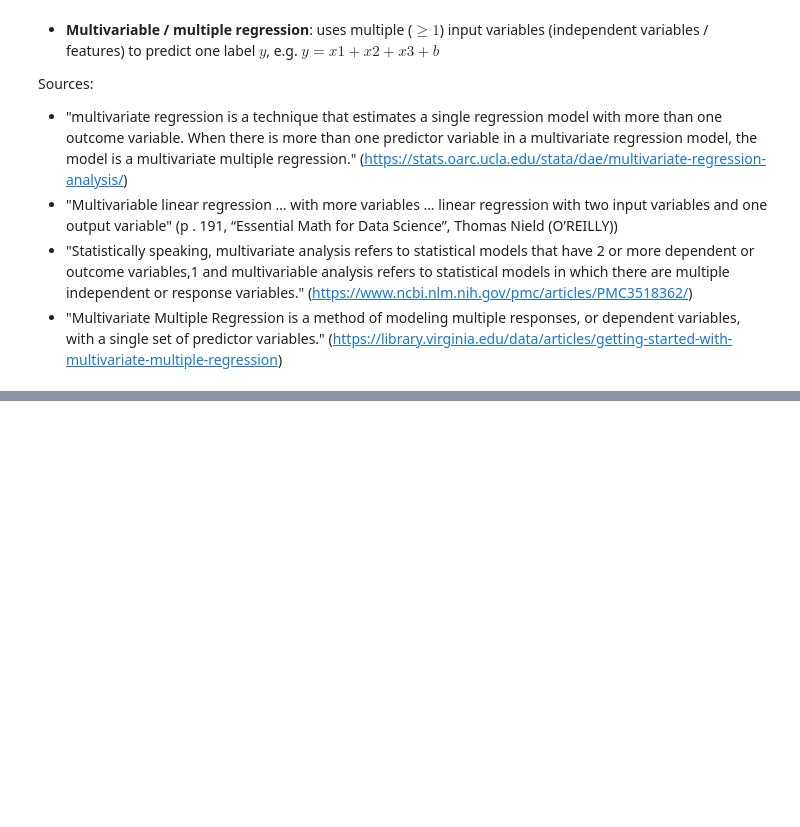
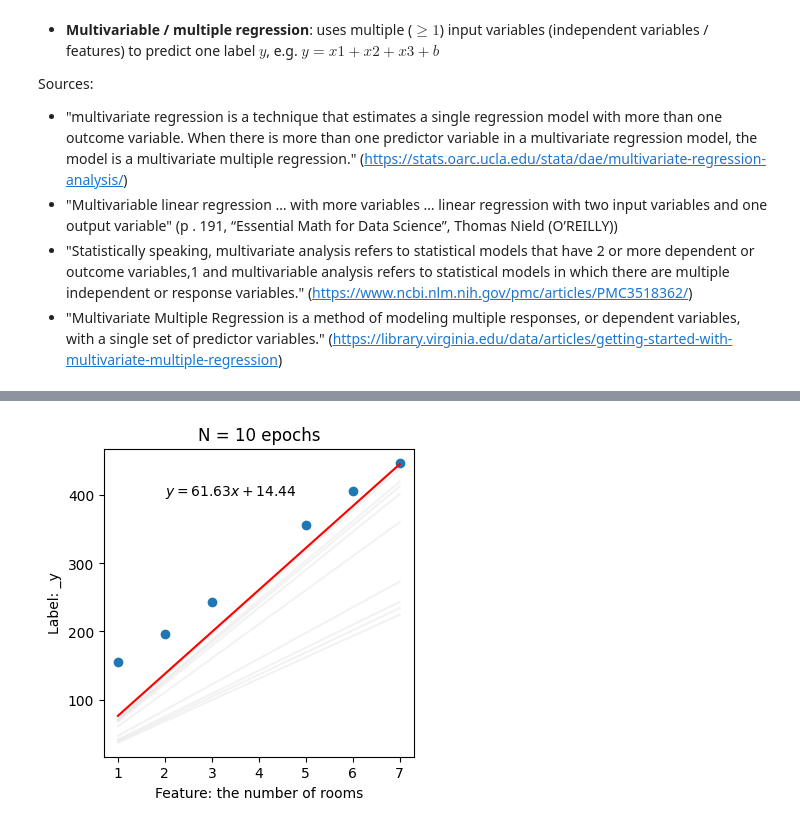
Before and after one commit to EvgeniiZorin/Booknotes_Grokking-Machine-Learning_Luis-G-Serrano, a Jupyter notebook: notes.ipynb, the cells around one changed output, grey strips where cells are left out. Saved outputs shown, nothing was run; the diff lists cells and outputs as text; code cells hidden in the pictures; blank space fills up the shorter version.

```diff
--- a/notes.ipynb
+++ b/notes.ipynb
@@ -14,0 +40,86 @@ Sources:
+# %%
+"""
+Obtaining an equation by teaching a model
+(described in the "Grokking Machine Learning" book).
+
+For just 1 feature.
+
+It is essentially using a Stochastic Gradient Descent algorithm.
+"""
+import random
+import numpy as np, pandas as pd
+import matplotlib.pyplot as plt, seaborn as sns
+
+def square_trick(_b, _m, _x, _y, learning_rate):
+	"""
+	"Grokking Machine Learning", p. 55
+	This function updates parameters b and m based on one data point _x and label _y.
+	It basically represents a derivative of the cost function e(x) of square difference:
+	e(x) = sum( y_hat - y )^2 = sum( mx+b - y )^2
+	with respect to m and b separately
+	"""
+	### Calculate prediction
+	_y_pred = _b + _m*_x
+	### Change y-intercept $b$
+	_b += learning_rate * (_y - _y_pred)
+	### Change slope $m$
+	_m += learning_rate * _x * (_y - _y_pred)
+	return _m, _b
+
+def absolute_trick(_b, _m, _x, _y, learning_rate):
+	"""
+	you can also use this way of updating parameters m and b
+
+	simpler than the square trick because it only uses _x to adjust the parameters
+	"""
+	_y_pred = _b + _m*_x
+	### if the point is above the line
+	if _y > _y_pred:
+		### increase slope m
+		_m += learning_rate * _x
+		### translate the intercept up
+		_b += learning_rate
+	else:
+		_m -= learning_rate * _x
+		_b -= learning_rate
+	return _m, _b
+
+def linear_regression(features, labels, learning_rate=0.01, epochs=1000):
+	"""
+	learning_rate = a very small number by which changes to the model are made.
+	epochs = how many iterations of learning we need to perform.
+	"""
+	# Generate random values for the slope and y-intercept
+	_m = random.random()
+	_b = random.random()
+	# Repeats the update step many times
+	slope_intercept_list = []
+	for epoch in range(epochs):
+		# Pick a random point in out dataset
+		i = random.randint(0, len(features)-1)
+		_x = features[i]
+		_y = labels[i]
+		# Apply the square trick to move the line closer to our point
+		_m, _b = square_trick(_b, _m, _x, _y, learning_rate=learning_rate)
+		slope_intercept_list.append([_m, _b])
+	return slope_intercept_list
+
+features = np.array([1,2,3,5,6,7])
+labels = np.array([155,197,244,356,407,448])
+
+# Plot the visualisations
+figure_size, epoch_alpha = (4,4), 0.1
+for i in [10, 100, 1000]: # Different number of epochs
+	plt.figure(figsize=figure_size)
+	plt.scatter( features, labels )
+	plt.xlabel('Feature: the number of rooms'); plt.ylabel('Label: _y'); plt.title(f"N = {i} epochs")
+	slope_intercept_list_ready = linear_regression(features, labels, learning_rate=0.01, epochs=i)
+	for i in slope_intercept_list_ready:
+		current_slope, current_intercept = i[0], i[1]
+		plt.plot( features, features*current_slope + current_intercept, color='grey', alpha=epoch_alpha )
+	### Plot final line
+	final_slope, final_intercept = slope_intercept_list_ready[-1][0], slope_intercept_list_ready[-1][1]
+	plt.plot( features, features*final_slope + final_intercept, color='red' )
+	plt.text(2, 400, rf'$y={final_slope:.2f}x + {final_intercept:.2f}$')
+# %% [output]
+[figure, added]
```
Also changed, not shown: parts of 8 cells of this notebook.
